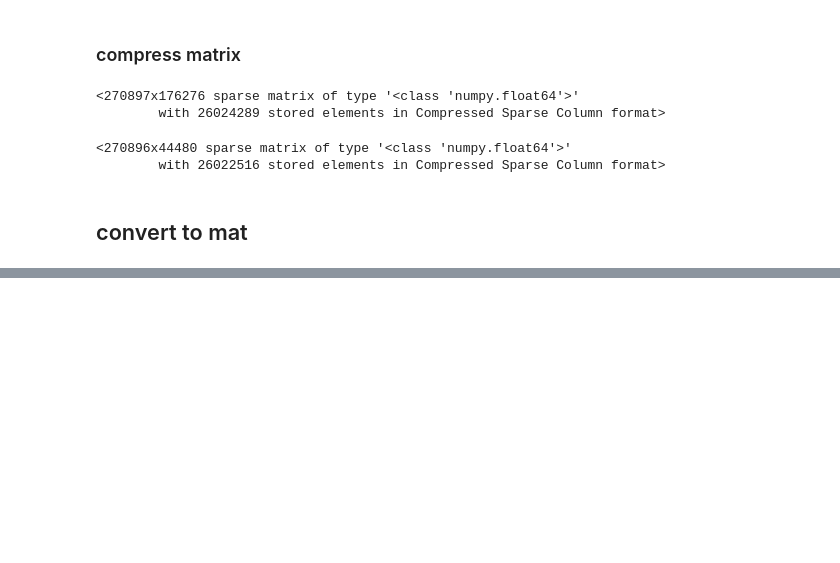
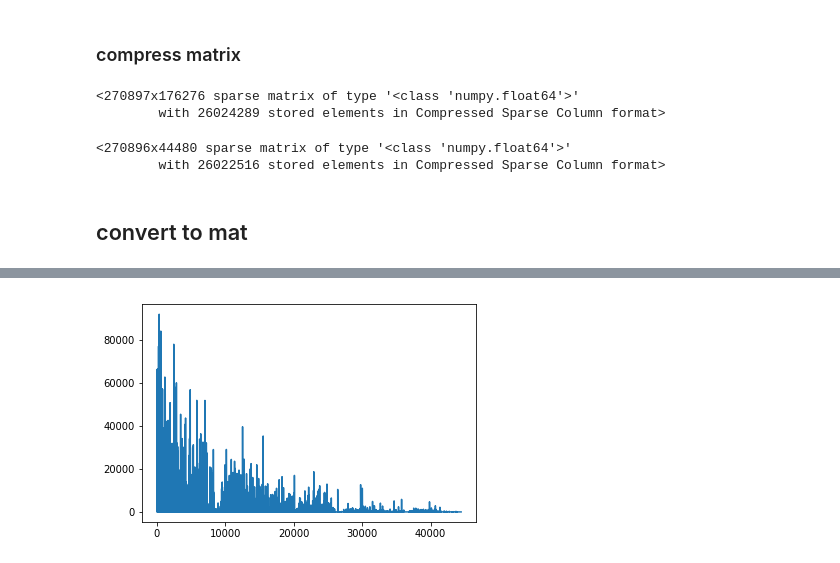
Before and after one commit to clamli/Content-based-decision-tree, a Jupyter notebook: Step 1 - Movielens Data preprocessing/Sparse Matrix Construction - ml-latest.ipynb, the cells around one changed output, grey strips where cells are left out. Cells and saved outputs as stored; diff of their text form; code cells hidden in the pictures; blank space fills up the shorter version.

```diff
--- a/Step 1 - Movielens Data preprocessing/Sparse Matrix Construction - ml-latest.ipynb
+++ b/Step 1 - Movielens Data preprocessing/Sparse Matrix Construction - ml-latest.ipynb
@@ -169,0 +193,5 @@ sio.savemat('../Step 2 - User Clustering/data/map_list_ml-latest.mat', {'map_lis
+# %%
+plt.plot(items)
+plt.show()
+# %% [output]
+[figure, added]
```
Also changed, not shown: parts of 5 cells of this notebook.
